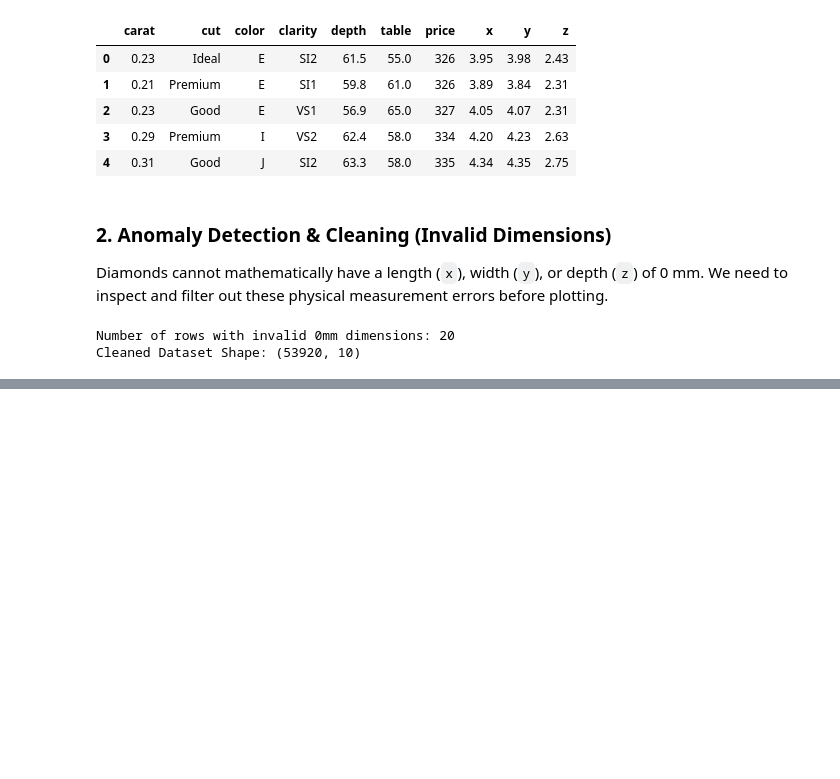
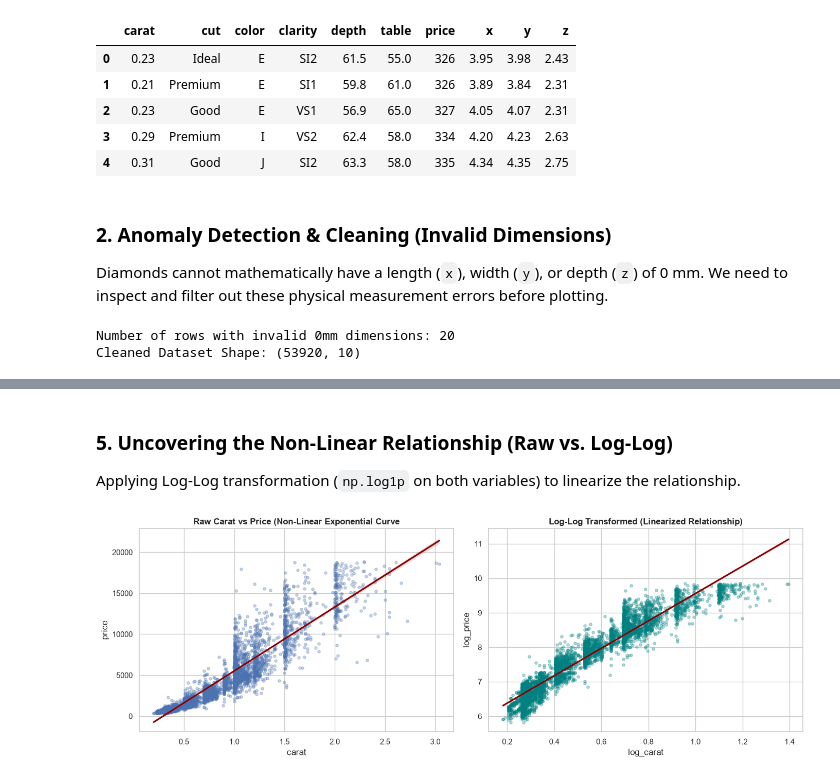
Before and after one commit to nzrnshannen/da-ds, a Jupyter notebook: python/data-analysis/regression-trend-eda/diamonds.ipynb, the cells around one changed output, grey strips where cells are left out. Saved outputs shown, nothing was run; the diff lists cells and outputs as text; code cells hidden in the pictures; blank space fills up the shorter version.

```diff
--- a/python/data-analysis/regression-trend-eda/diamonds.ipynb
+++ b/python/data-analysis/regression-trend-eda/diamonds.ipynb
@@ -73,0 +115,36 @@ Cleaned Dataset Shape: (53920, 10)
+# %% [markdown]
+### 5. Uncovering the Non-Linear Relationship (Raw vs. Log-Log)
+Applying Log-Log transformation (`np.log1p` on both variables) to linearize the relationship.
+# %%
+# apply log transformations to compress right-skewed tails
+df_clean['log_price'] = np.log1p(df_clean['price'])
+df_clean['log_carat'] = np.log1p(df_clean['carat'])
+
+fig, axes = plt.subplots(1, 2, figsize=(14, 5)) # setting up canvas; 2 plots in 1 row
+
+# plot 1: raw exponential curve
+sns.regplot(
+    data=df_clean.sample(5000, random_state=42),
+    x='carat',
+    y='price',
+    ax=axes[0],
+    scatter_kws={'alpha': 0.3, 's': 15},
+    line_kws={'color': 'darkred'}
+)
+axes[0].set_title('Raw Carat vs Price (Non-Linear Exponential Curve', fontweight='bold')
+
+# plot 2: log-log linearized relationship
+sns.regplot(
+    data=df_clean.sample(5000, random_state=42),
+    x='log_carat',
+    y='log_price',
+    ax=axes[1],
+    scatter_kws={'alpha': 0.3, 's': 15, 'color': 'teal'},
+    line_kws={'color': 'darkred'}
+)
+axes[1].set_title('Log-Log Transformed (Linearized Relationship)', fontweight='bold')
+
+plt.tight_layout()
+plt.show()
+# %% [output]
+[figure, added]
```
Also changed, not shown: parts of 9 cells of this notebook.
